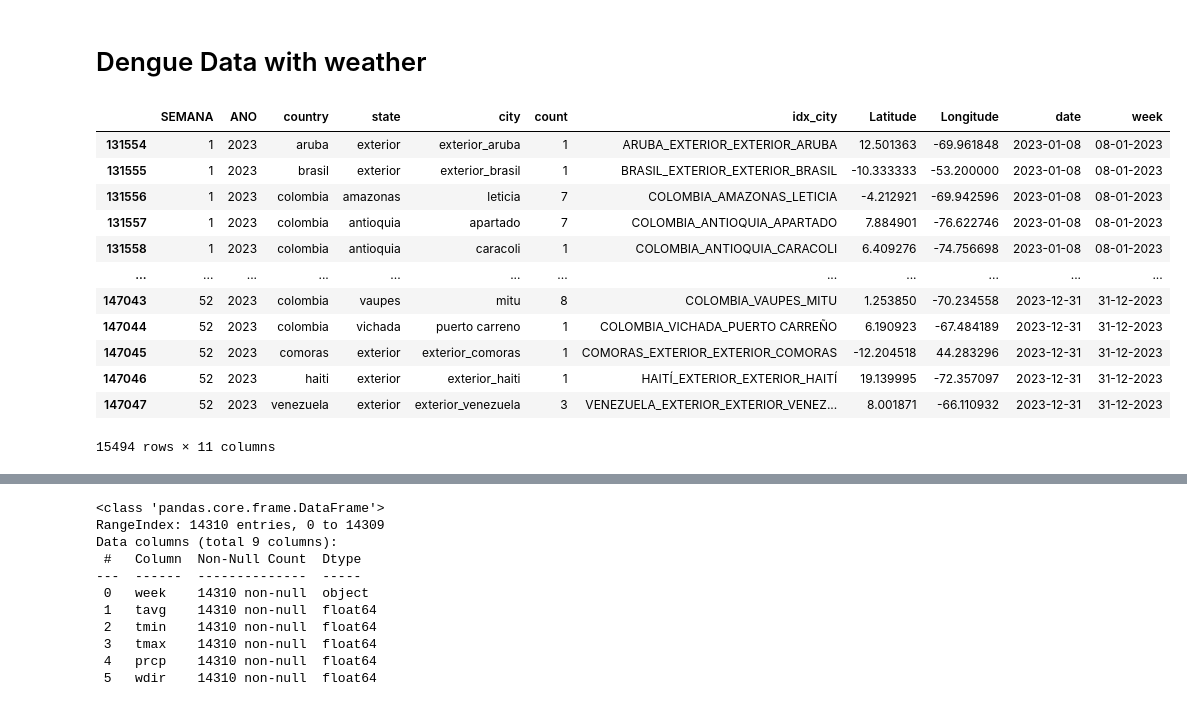
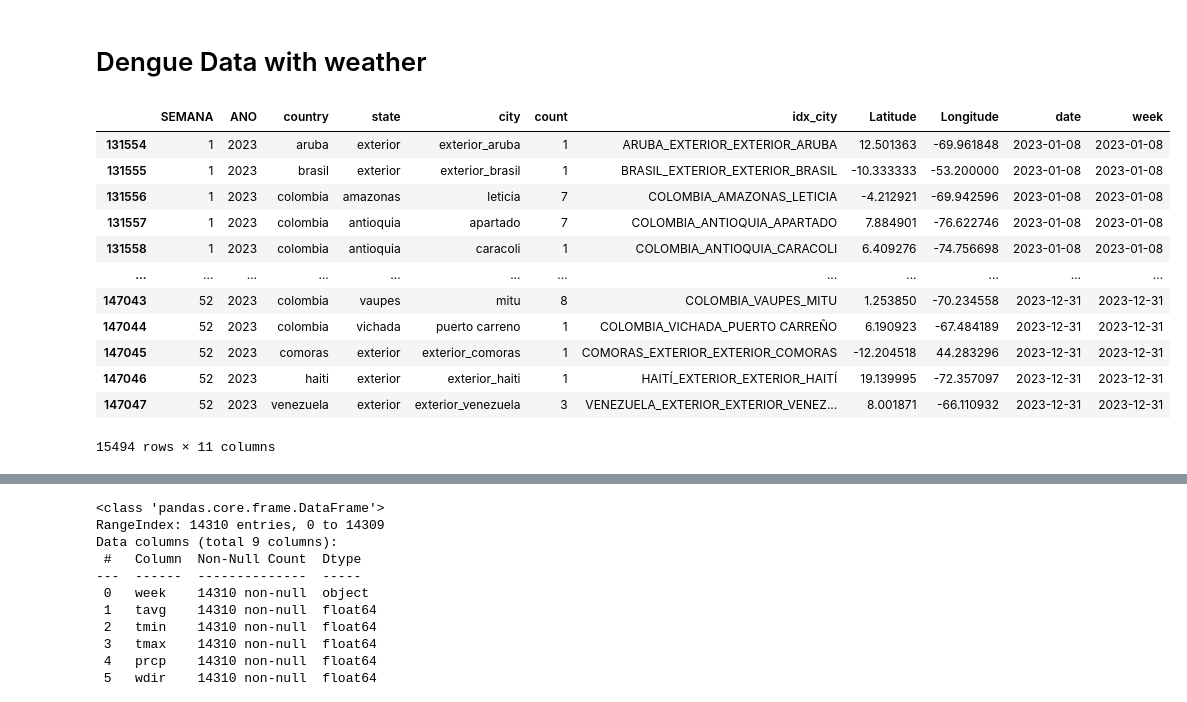
Before and after one commit to danielgvb/thesis, a Jupyter notebook: Data/11_dengue_merge.ipynb, the cells around one changed output, grey strips where cells are left out. Cells and saved outputs as stored; diff of their text form; code cells hidden in the pictures.

```diff
--- a/Data/11_dengue_merge.ipynb
+++ b/Data/11_dengue_merge.ipynb
@@ -7,18 +7,21 @@ import os
 # %%
 df_dengue = pd.read_csv('silver/dengue_city_geolocated.csv')
 df_dengue = df_dengue[df_dengue['ANO'] == 2023]
+df_dengue['date'] = pd.to_datetime(df_dengue['date'])
+# week is in format dd-mm-yyyy
+df_dengue['week'] = pd.to_datetime(df_dengue['week'], format='%d-%m-%Y')
 df_dengue
 # %% [output]
 |  | SEMANA | ANO | country | state | city | count | idx_city | Latitude | Longitude | date | week |
-| 131554 | 1 | 2023 | aruba | exterior | exterior_aruba | 1 | ARUBA_EXTERIOR_EXTERIOR_ARUBA | 12.501363 | -69.961848 | 2023-01-08 | 08-01-2023 |
-| 131555 | 1 | 2023 | brasil | exterior | exterior_brasil | 1 | BRASIL_EXTERIOR_EXTERIOR_BRASIL | -10.333333 | -53.200000 | 2023-01-08 | 08-01-2023 |
-| 131556 | 1 | 2023 | colombia | amazonas | leticia | 7 | COLOMBIA_AMAZONAS_LETICIA | -4.212921 | -69.942596 | 2023-01-08 | 08-01-2023 |
-| 131557 | 1 | 2023 | colombia | antioquia | apartado | 7 | COLOMBIA_ANTIOQUIA_APARTADO | 7.884901 | -76.622746 | 2023-01-08 | 08-01-2023 |
-| 131558 | 1 | 2023 | colombia | antioquia | caracoli | 1 | COLOMBIA_ANTIOQUIA_CARACOLI | 6.409276 | -74.756698 | 2023-01-08 | 08-01-2023 |
+| 131554 | 1 | 2023 | aruba | exterior | exterior_aruba | 1 | ARUBA_EXTERIOR_EXTERIOR_ARUBA | 12.501363 | -69.961848 | 2023-01-08 | 2023-01-08 |
+| 131555 | 1 | 2023 | brasil | exterior | exterior_brasil | 1 | BRASIL_EXTERIOR_EXTERIOR_BRASIL | -10.333333 | -53.200000 | 2023-01-08 | 2023-01-08 |
+| 131556 | 1 | 2023 | colombia | amazonas | leticia | 7 | COLOMBIA_AMAZONAS_LETICIA | -4.212921 | -69.942596 | 2023-01-08 | 2023-01-08 |
+| 131557 | 1 | 2023 | colombia | antioquia | apartado | 7 | COLOMBIA_ANTIOQUIA_APARTADO | 7.884901 | -76.622746 | 2023-01-08 | 2023-01-08 |
+| 131558 | 1 | 2023 | colombia | antioquia | caracoli | 1 | COLOMBIA_ANTIOQUIA_CARACOLI | 6.409276 | -74.756698 | 2023-01-08 | 2023-01-08 |
 | ... | ... | ... | ... | ... | ... | ... | ... | ... | ... | ... | ... |
-| 147043 | 52 | 2023 | colombia | vaupes | mitu | 8 | COLOMBIA_VAUPES_MITU | 1.253850 | -70.234558 | 2023-12-31 | 31-12-2023 |
-| 147044 | 52 | 2023 | colombia | vichada | puerto carreno | 1 | COLOMBIA_VICHADA_PUERTO CARREÑO | 6.190923 | -67.484189 | 2023-12-31 | 31-12-2023 |
-| 147045 | 52 | 2023 | comoras | exterior | exterior_comoras | 1 | COMORAS_EXTERIOR_EXTERIOR_COMORAS | -12.204518 | 44.283296 | 2023-12-31 | 31-12-2023 |
-| 147046 | 52 | 2023 | haiti | exterior | exterior_haiti | 1 | HAITÍ_EXTERIOR_EXTERIOR_HAITÍ | 19.139995 | -72.357097 | 2023-12-31 | 31-12-2023 |
-| 147047 | 52 | 2023 | venezuela | exterior | exterior_venezuela | 3 | VENEZUELA_EXTERIOR_EXTERIOR_VENEZ... | 8.001871 | -66.110932 | 2023-12-31 | 31-12-2023 |
+| 147043 | 52 | 2023 | colombia | vaupes | mitu | 8 | COLOMBIA_VAUPES_MITU | 1.253850 | -70.234558 | 2023-12-31 | 2023-12-31 |
+| 147044 | 52 | 2023 | colombia | vichada | puerto carreno | 1 | COLOMBIA_VICHADA_PUERTO CARREÑO | 6.190923 | -67.484189 | 2023-12-31 | 2023-12-31 |
+| 147045 | 52 | 2023 | comoras | exterior | exterior_comoras | 1 | COMORAS_EXTERIOR_EXTERIOR_COMORAS | -12.204518 | 44.283296 | 2023-12-31 | 2023-12-31 |
+| 147046 | 52 | 2023 | haiti | exterior | exterior_haiti | 1 | HAITÍ_EXTERIOR_EXTERIOR_HAITÍ | 19.139995 | -72.357097 | 2023-12-31 | 2023-12-31 |
+| 147047 | 52 | 2023 | venezuela | exterior | exterior_venezuela | 3 | VENEZUELA_EXTERIOR_EXTERIOR_VENEZ... | 8.001871 | -66.110932 | 2023-12-31 | 2023-12-31 |
 15494 rows × 11 columns
```
Also changed, not shown: parts of 48 cells of this notebook, 4 other files.
